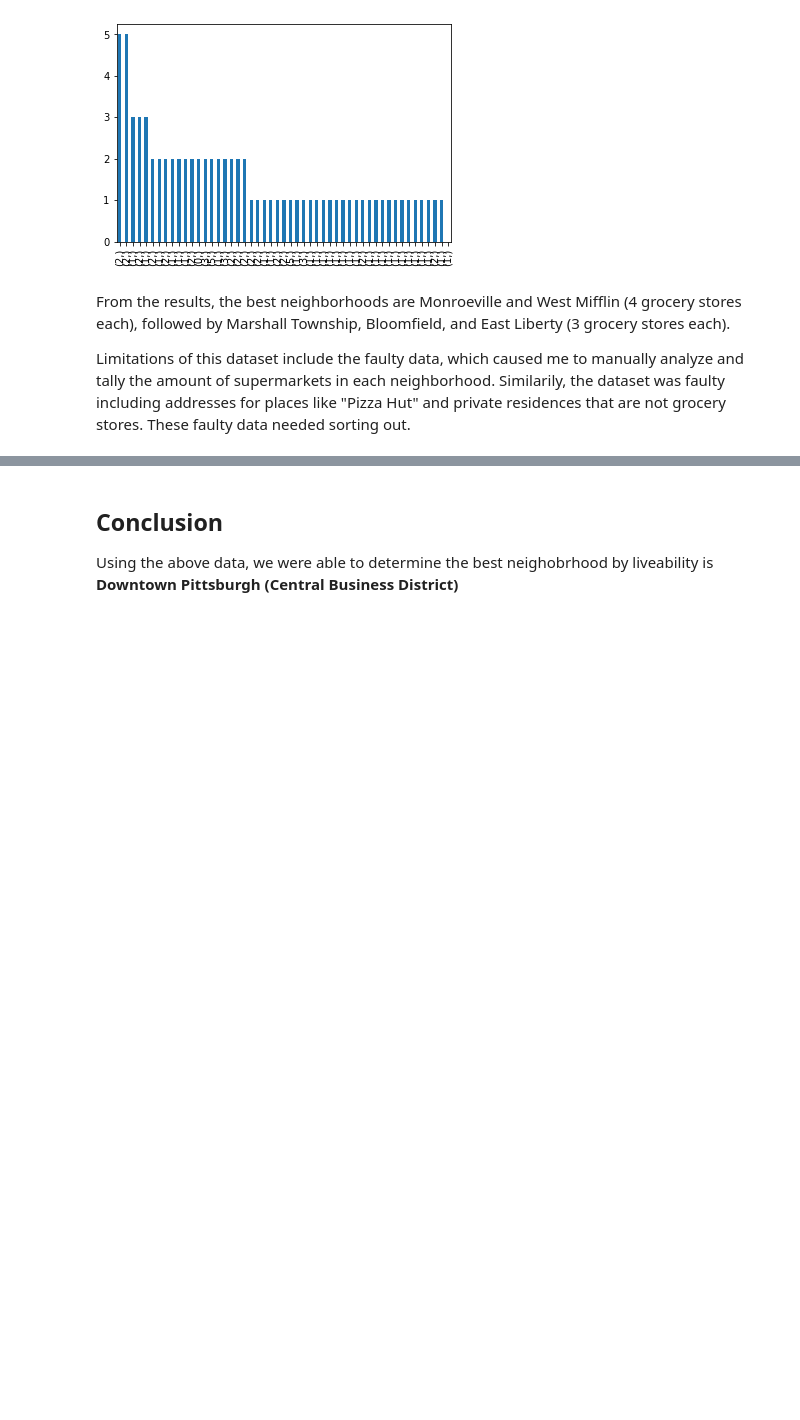
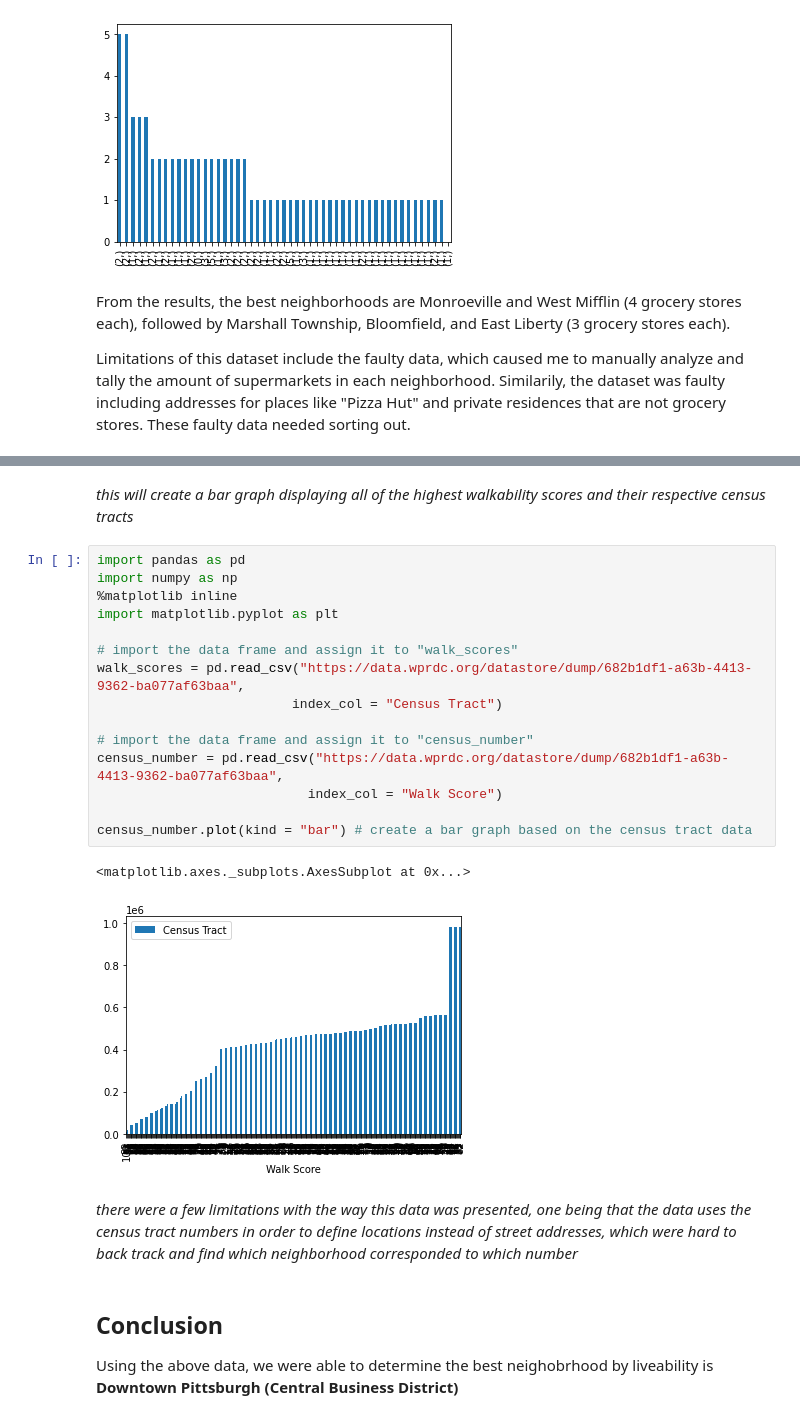
Before and after one commit to alexmarkunas/finalproject, a Jupyter notebook: combined-notebook.ipynb, the cells around one changed output, grey strips where cells are left out. Cells and saved outputs as stored; diff of their text form; blank space fills up the shorter version.

```diff
--- a/combined-notebook.ipynb
+++ b/combined-notebook.ipynb
@@ -139,3 +163,25 @@ Limitations of this dataset include the faulty data, which caused me to manually
+# %% [markdown]
+*this will create a bar graph displaying all of the highest walkability scores and their respective census tracts*
+# %%
+import pandas as pd
+import numpy as np
+%matplotlib inline
+import matplotlib.pyplot as plt
+
+# import the data frame and assign it to "walk_scores"
+walk_scores = pd.read_csv("https://data.wprdc.org/datastore/dump/682b1df1-a63b-4413-9362-ba077af63baa",
+                         index_col = "Census Tract")
+
+# import the data frame and assign it to "census_number"
+census_number = pd.read_csv("https://data.wprdc.org/datastore/dump/682b1df1-a63b-4413-9362-ba077af63baa",
+                           index_col = "Walk Score")
+
+census_number.plot(kind = "bar") # create a bar graph based on the census tract data
+# %% [output]
+<matplotlib.axes._subplots.AxesSubplot at 0x...>
+[figure, added]
+# %% [markdown]
+*there were a few limitations with the way this data was presented, one being that the data uses the census tract numbers in order to define locations instead of street addresses, which were hard to back track and find which neighborhood corresponded to which number*
 # %% [markdown]
 ## Conclusion
 
```
Also changed, not shown: parts of 4 cells of this notebook.
